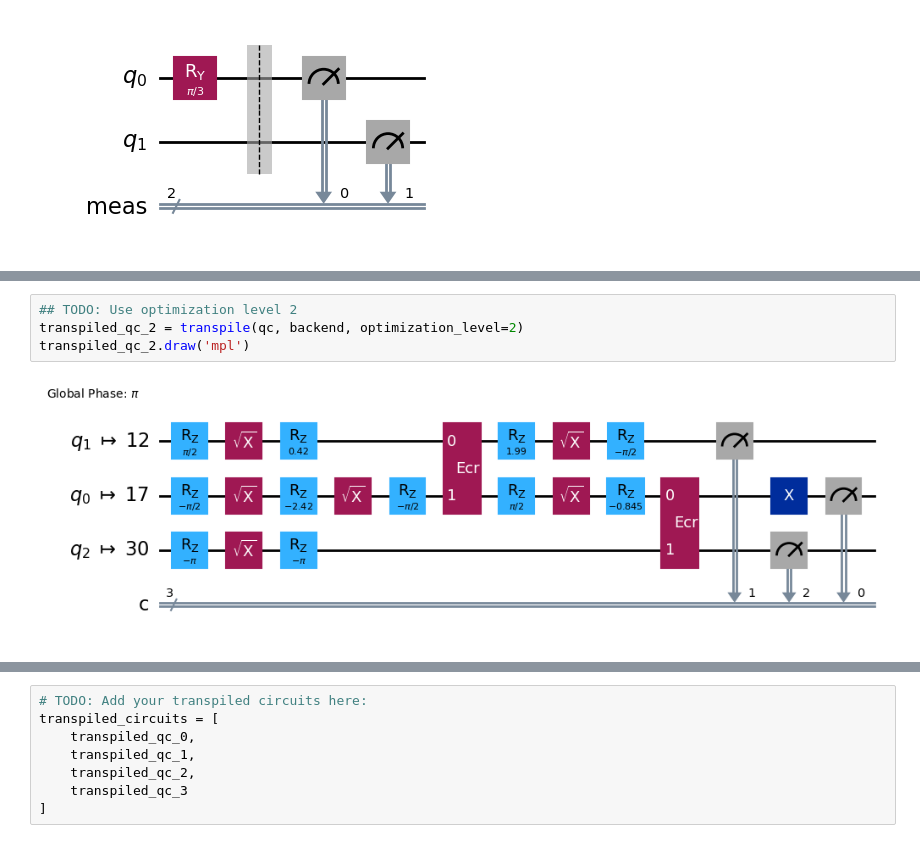
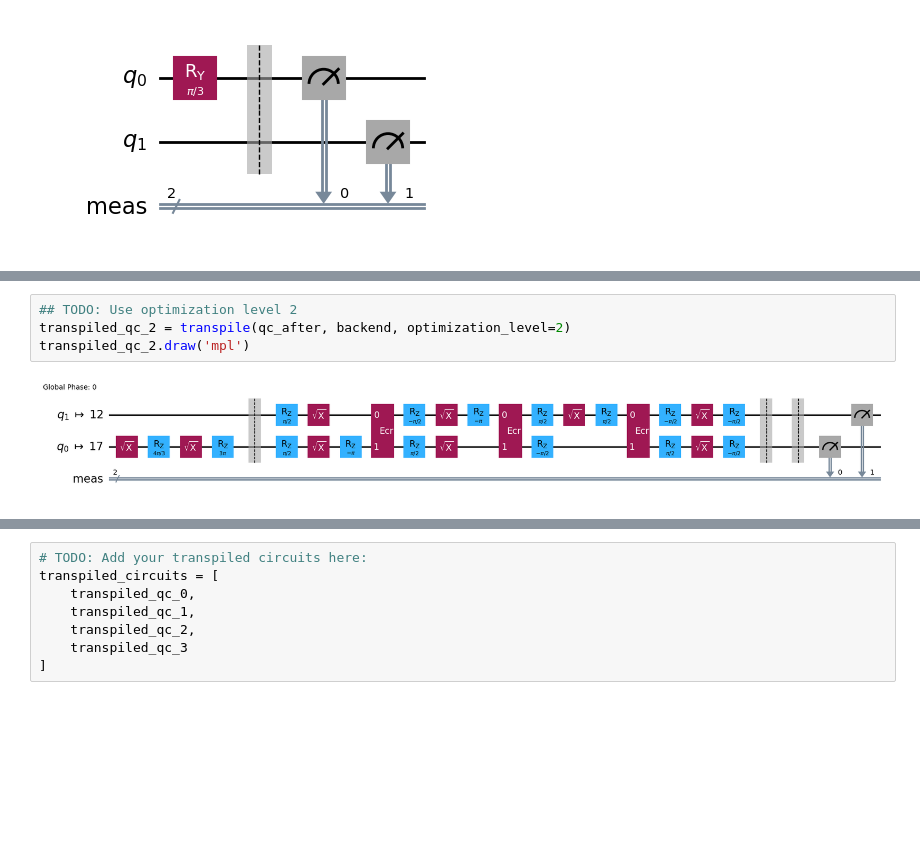
Before and after one commit to HooWahWin/lab7, a Jupyter notebook: task.ipynb, the cells around one changed output, grey strips where cells are left out. Cells and saved outputs as stored; diff of their text form; blank space fills up the shorter version.

```diff
--- a/task.ipynb
+++ b/task.ipynb
@@ -221,8 +221,8 @@ transpiled_qc_1.draw('mpl')
 # %%
 ## TODO: Use optimization level 2
-transpiled_qc_2 = transpile(qc, backend, optimization_level=2)
+transpiled_qc_2 = transpile(qc_after, backend, optimization_level=2)
 transpiled_qc_2.draw('mpl')
 # %% [output]
-[figure, old version]
+[figure, new version]
 # %%
 ## TODO: Use optimization level 3
```
Also changed, not shown: parts of 11 cells of this notebook.
